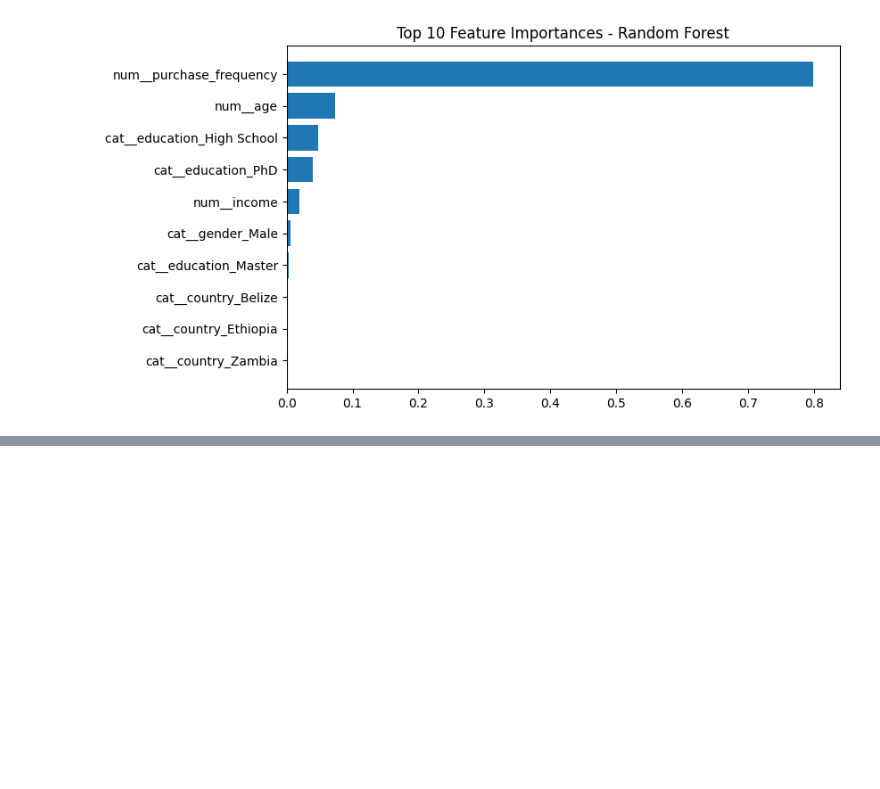
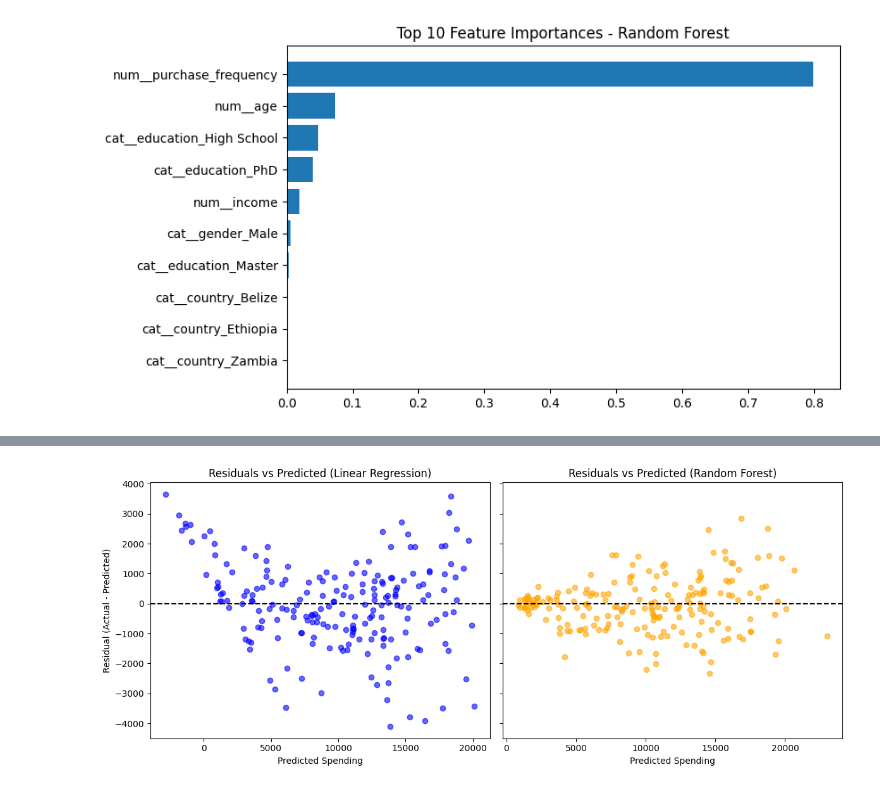
Before and after one commit to Rashmika-Bandara/Predicting-Customer-Spending-from-Demographics-and-Purchase-Frequency, a Jupyter notebook: EE7209_Customer_Spending_Regression.ipynb, the cells around one changed output, grey strips where cells are left out. Saved outputs shown, nothing was run; the diff lists cells and outputs as text; code cells hidden in the pictures; blank space fills up the shorter version.

Commit message:
Add evaluation matrices and finalize model evaluationa

```diff
--- a/EE7209_Customer_Spending_Regression.ipynb
+++ b/EE7209_Customer_Spending_Regression.ipynb
@@ -485,0 +530,22 @@ plt.show()
+# %%
+# Residuals vs Predicted plots for both models
+residuals_lr = y_test - y_pred_lr
+residuals_rf = y_test - y_pred_rf
+
+fig, axes = plt.subplots(1, 2, figsize=(12,5), sharey=True)
+
+axes[0].scatter(y_pred_lr, residuals_lr, alpha=0.6, color='blue')
+axes[0].axhline(0, color='black', linestyle='--')
+axes[0].set_title('Residuals vs Predicted (Linear Regression)')
+axes[0].set_xlabel('Predicted Spending')
+axes[0].set_ylabel('Residual (Actual - Predicted)')
+
+axes[1].scatter(y_pred_rf, residuals_rf, alpha=0.6, color='orange')
+axes[1].axhline(0, color='black', linestyle='--')
+axes[1].set_title('Residuals vs Predicted (Random Forest)')
+axes[1].set_xlabel('Predicted Spending')
+
+plt.tight_layout()
+plt.show()
+# %% [output]
+[figure, added]
```
Also changed, not shown: parts of 42 cells of this notebook.
